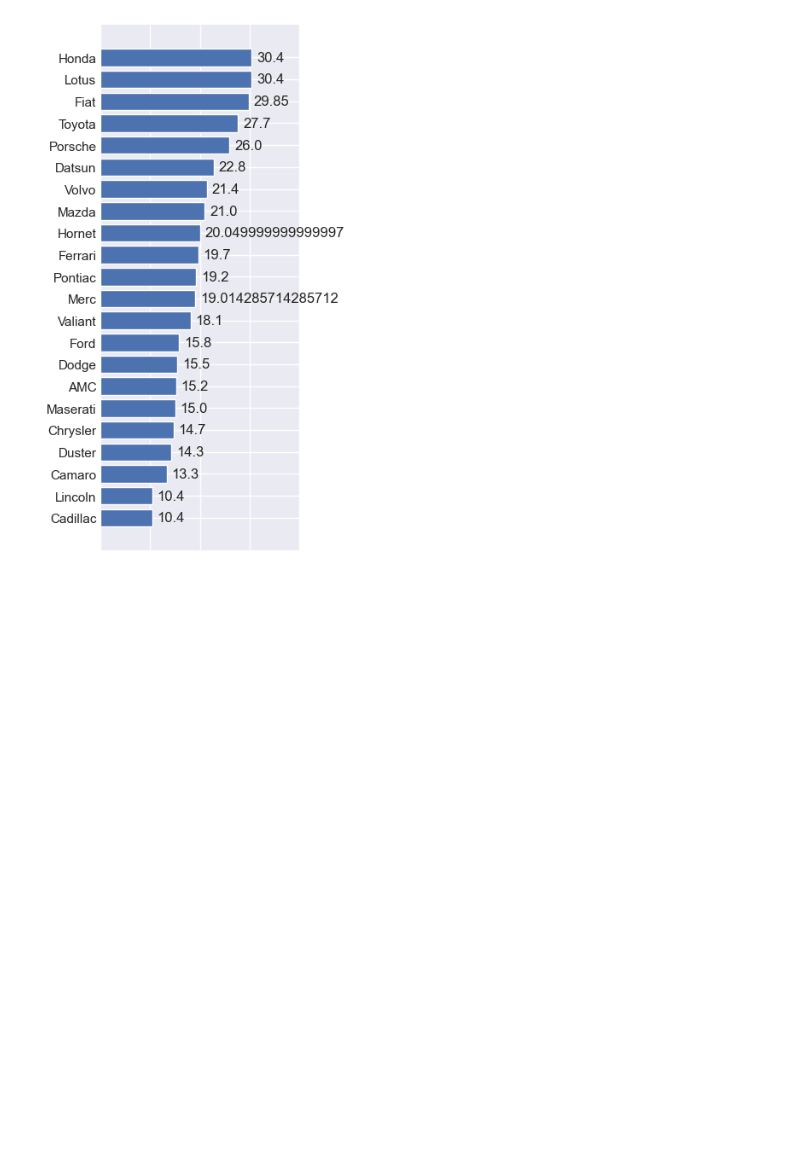
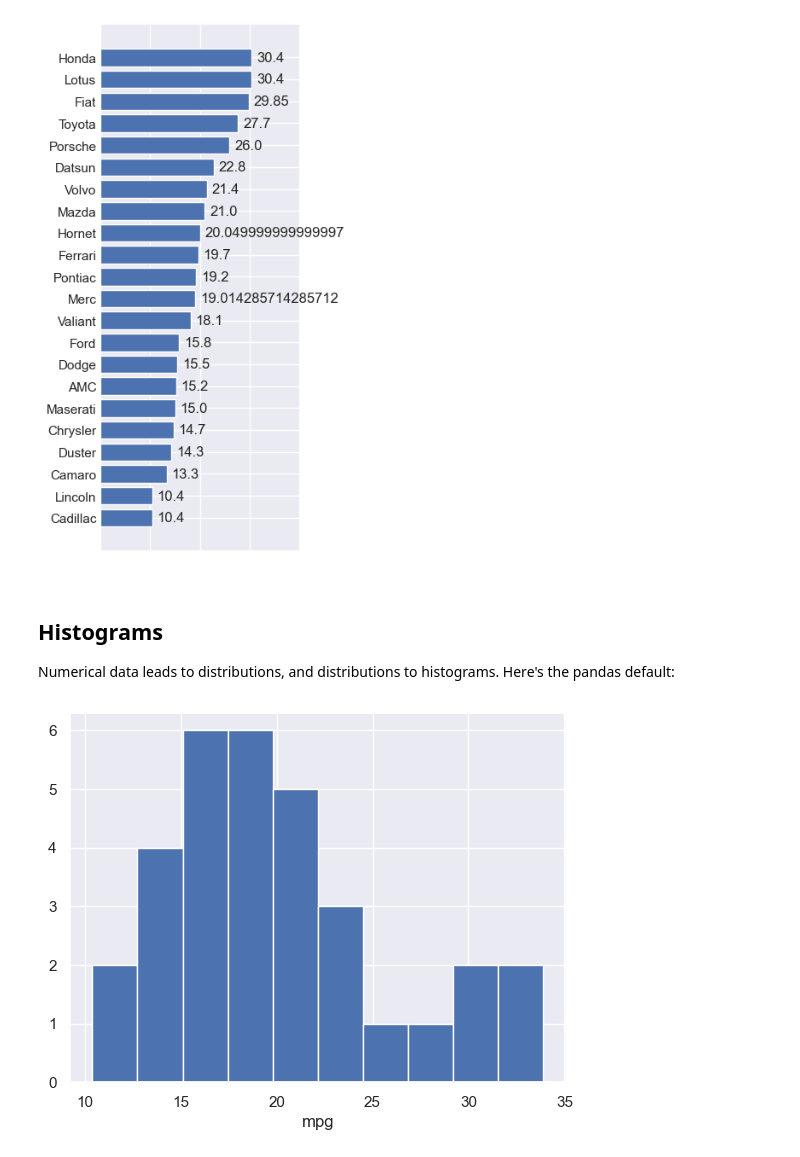
Before and after one commit to crdcamp/lin-reg-application, a Jupyter notebook: references/1_exploratory_data_analysis.ipynb, the cells around one changed output. Cells and saved outputs as stored; diff of their text form; code cells hidden in the pictures; blank space fills up the shorter version.

Commit message:
Mean histogram

```diff
--- a/references/1_exploratory_data_analysis.ipynb
+++ b/references/1_exploratory_data_analysis.ipynb
@@ -729,3 +729,12 @@ ax.tick_params(axis='both', which='both',length=0)
 sns.despine(left=True, bottom=True)
 # %% [output]
 [figure]
+# %% [markdown]
+## Histograms
+
+Numerical data leads to distributions, and distributions to histograms. Here's the pandas default:
+# %%
+dfcars.mpg.hist()
+plt.xlabel("mpg");
+# %% [output]
+[figure, added]
```
Also changed, not shown: parts of 10 cells of this notebook.
